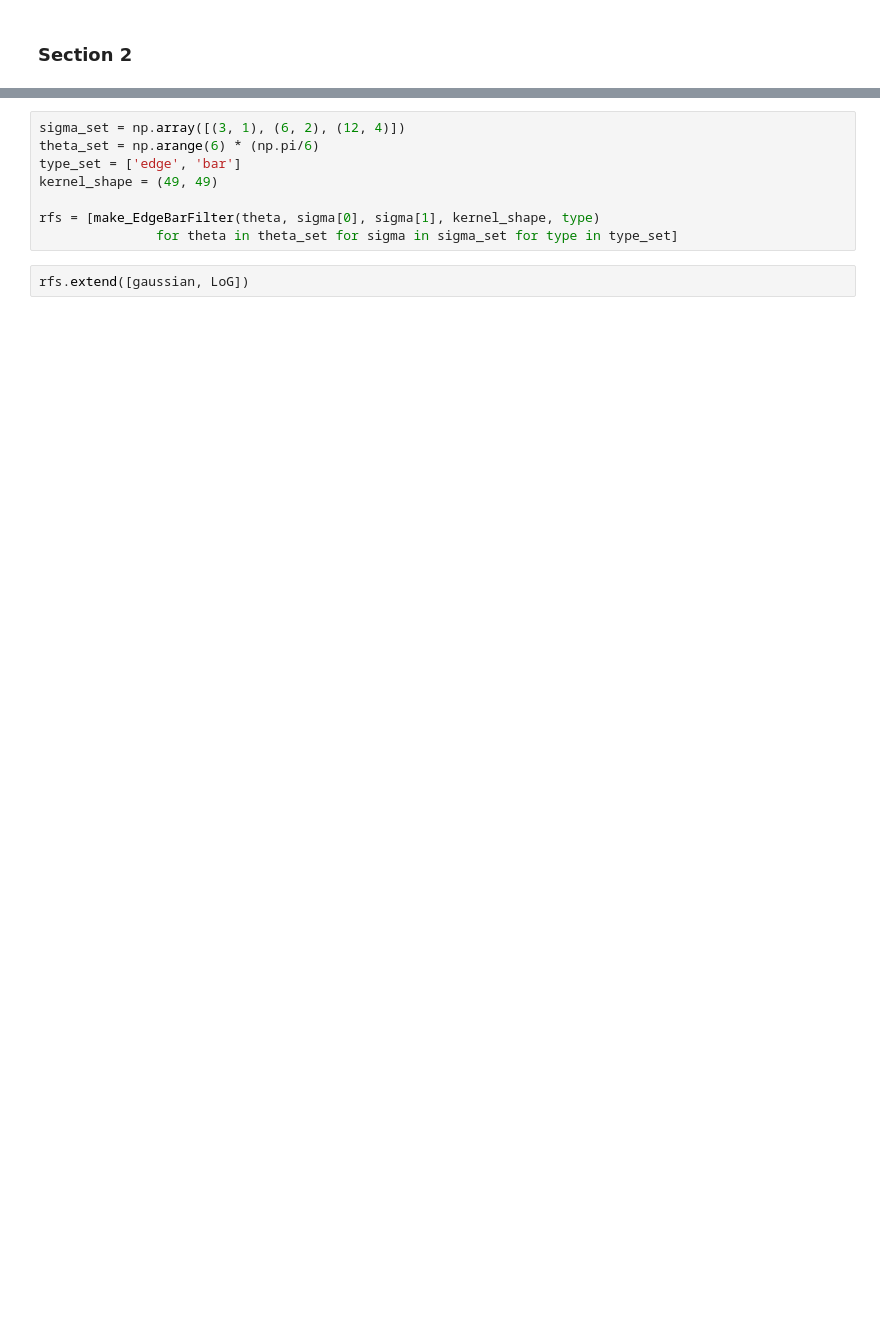
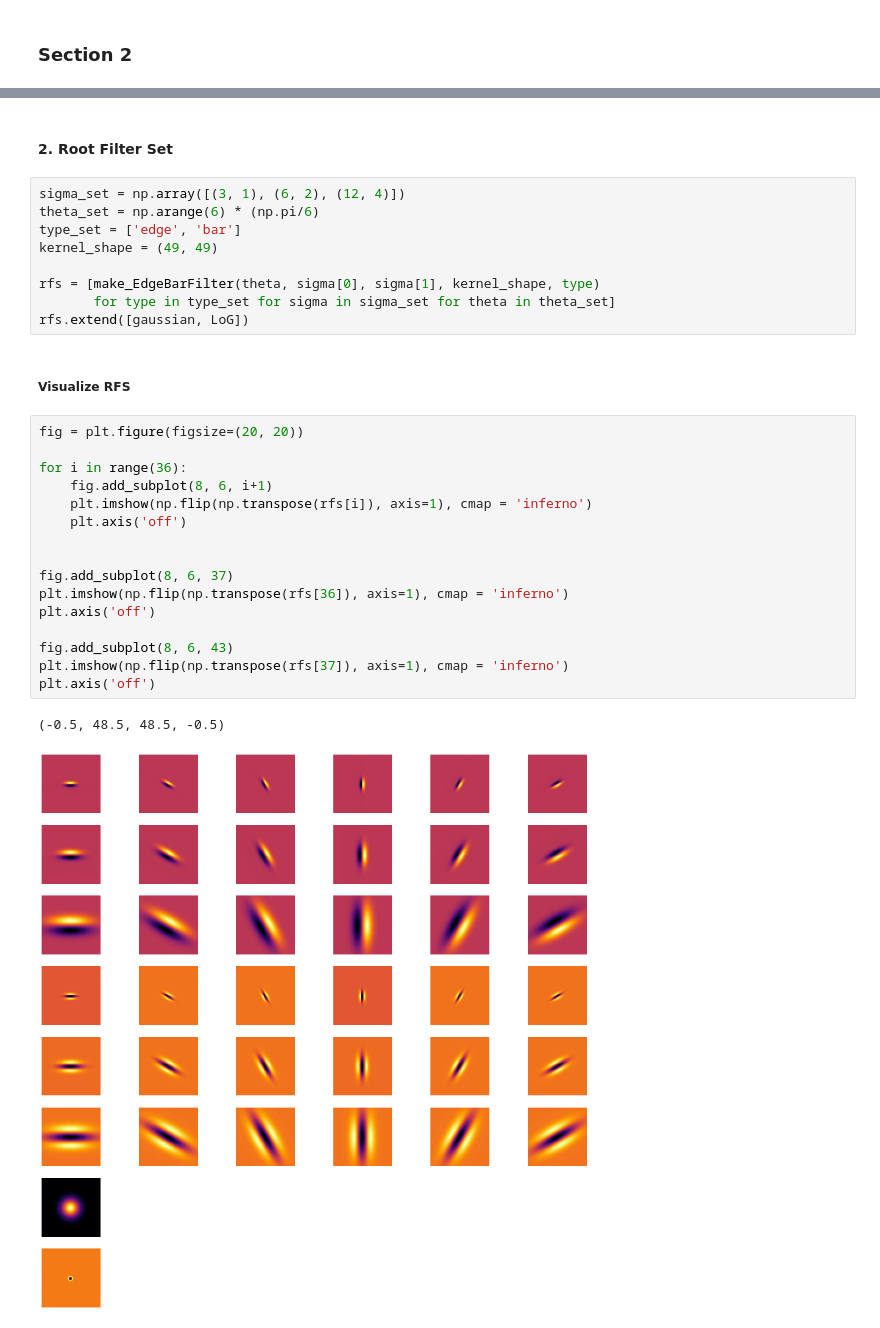
Before and after one commit to mamello-justice/computer-vision, a Jupyter notebook: work/Lab2.ipynb, the cells around one changed output, grey strips where cells are left out. Saved outputs shown, nothing was run; the diff lists cells and outputs as text; blank space fills up the shorter version.

```diff
--- a/work/Lab2.ipynb
+++ b/work/Lab2.ipynb
@@ -165,3 +176,5 @@ def make_EdgeBarFilter(theta: int,
+# %% [markdown]
+#### 2. Root Filter Set
 # %%
 sigma_set = np.array([(3, 1), (6, 2), (12, 4)])
 theta_set = np.arange(6) * (np.pi/6)
@@ -169,6 +182,26 @@ type_set = ['edge', 'bar']
 kernel_shape = (49, 49)
 
 rfs = [make_EdgeBarFilter(theta, sigma[0], sigma[1], kernel_shape, type)
-               for theta in theta_set for sigma in sigma_set for type in type_set]
+       for type in type_set for sigma in sigma_set for theta in theta_set]
+rfs.extend([gaussian, LoG])
-# %%
-rfs.extend([gaussian, LoG])
+# %% [markdown]
+##### Visualize RFS
+# %%
+fig = plt.figure(figsize=(20, 20))
+
+for i in range(36):
+    fig.add_subplot(8, 6, i+1)
+    plt.imshow(np.flip(np.transpose(rfs[i]), axis=1), cmap = 'inferno')
+    plt.axis('off')
+
+
+fig.add_subplot(8, 6, 37)
+plt.imshow(np.flip(np.transpose(rfs[36]), axis=1), cmap = 'inferno')
+plt.axis('off')
+
+fig.add_subplot(8, 6, 43)
+plt.imshow(np.flip(np.transpose(rfs[37]), axis=1), cmap = 'inferno')
+plt.axis('off')
+# %% [output]
+(-0.5, 48.5, 48.5, -0.5)
+[figure, added]
```
Also changed, not shown: parts of 17 cells of this notebook.
